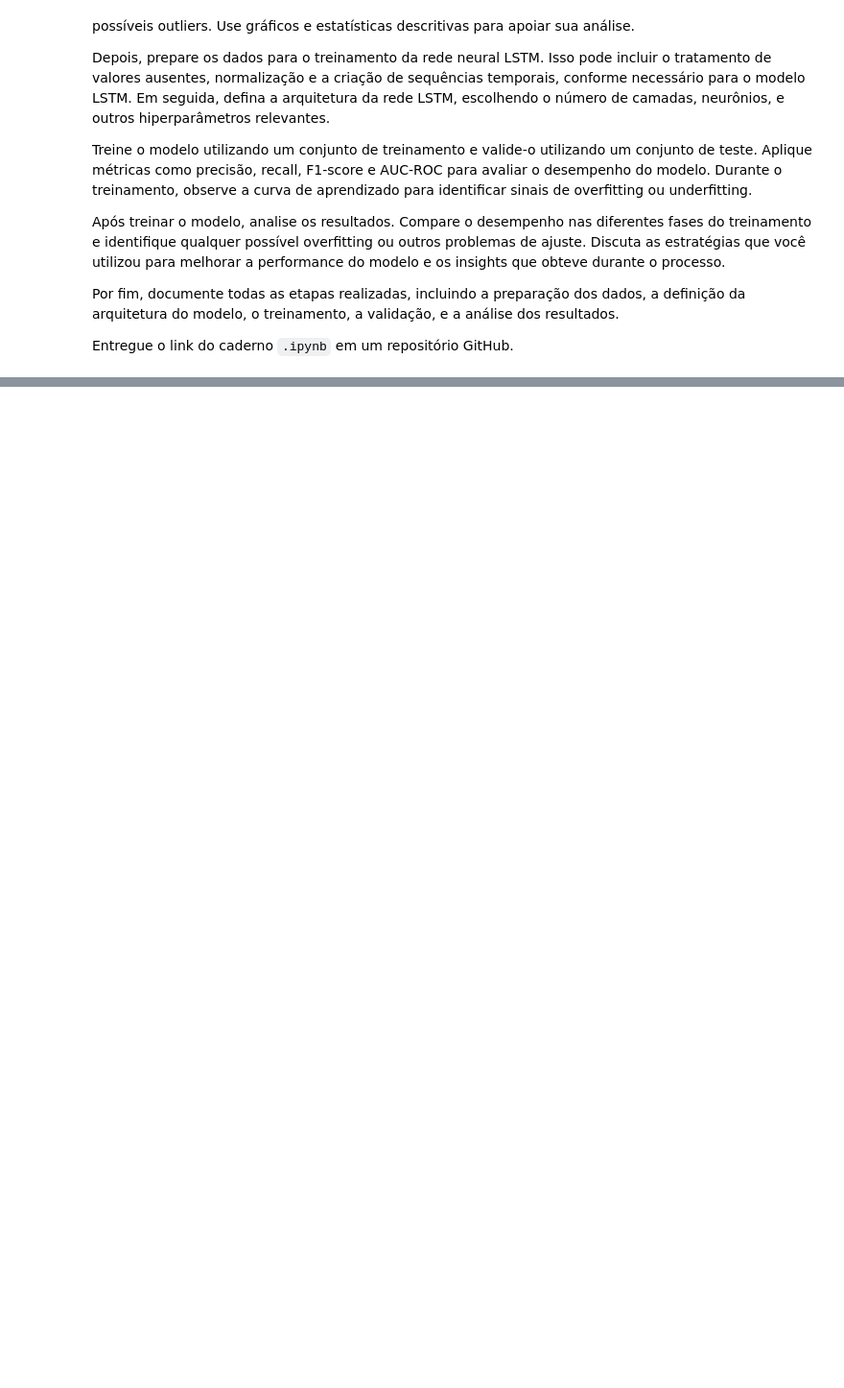
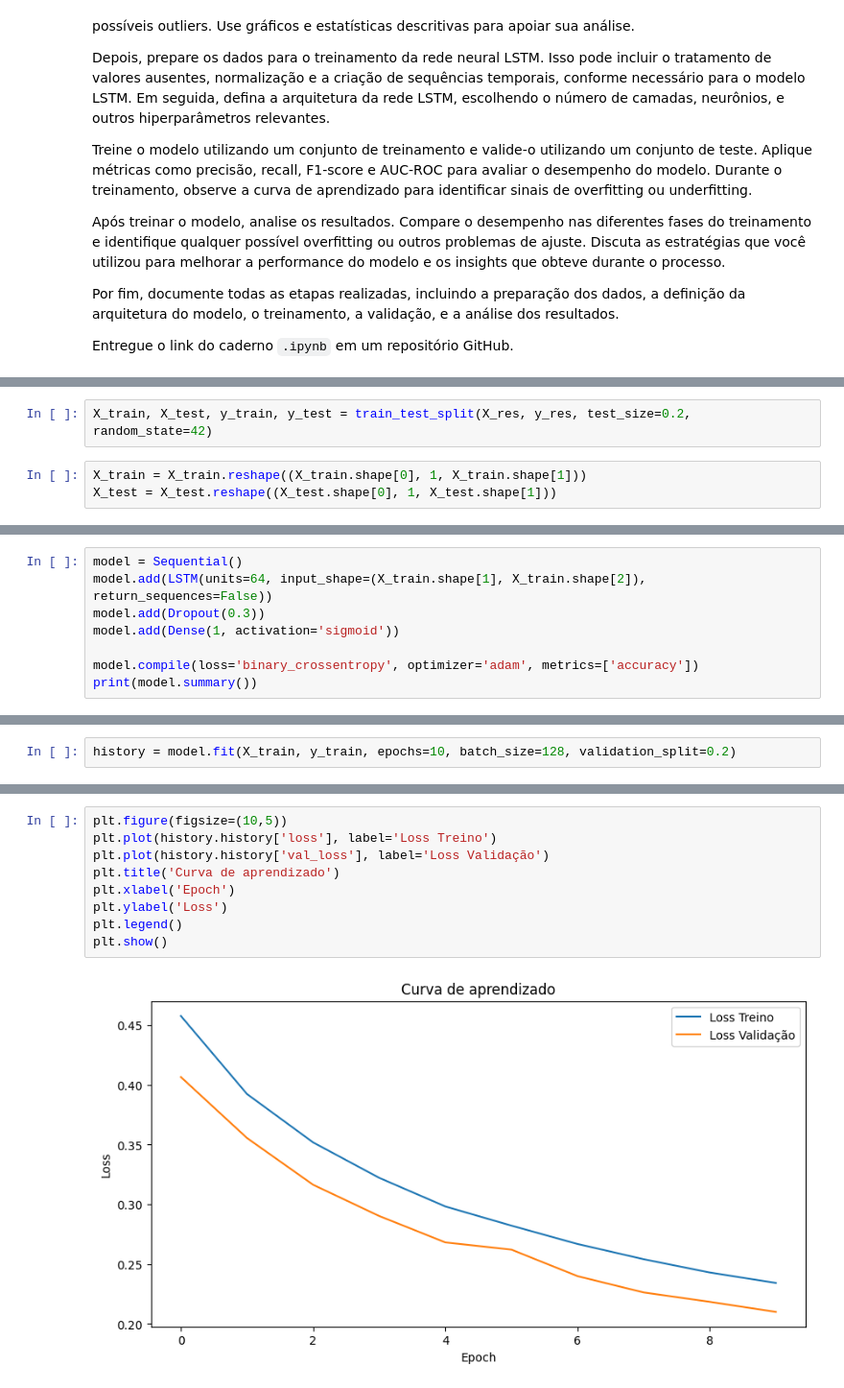
Before and after one commit to matheusmeendes/SI_Repo, a Jupyter notebook: ponderada_lstm/ponderada_lstm.ipynb, the cells around one changed output, grey strips where cells are left out. Shown at 96% size. Drawn from its saved outputs; the diff is of its cells as text; blank space fills up the shorter version.

```diff
--- a/ponderada_lstm/ponderada_lstm.ipynb
+++ b/ponderada_lstm/ponderada_lstm.ipynb
@@ -20,0 +156,5 @@ Entregue o link do caderno `.ipynb` em um repositório GitHub.
+# %%
+X_train, X_test, y_train, y_test = train_test_split(X_res, y_res, test_size=0.2, random_state=42)
+# %%
+X_train = X_train.reshape((X_train.shape[0], 1, X_train.shape[1]))
+X_test = X_test.reshape((X_test.shape[0], 1, X_test.shape[1]))
@@ -20,0 +163,8 @@ Entregue o link do caderno `.ipynb` em um repositório GitHub.
+# %%
+model = Sequential()
+model.add(LSTM(units=64, input_shape=(X_train.shape[1], X_train.shape[2]), return_sequences=False))
+model.add(Dropout(0.3))
+model.add(Dense(1, activation='sigmoid'))
+
+model.compile(loss='binary_crossentropy', optimizer='adam', metrics=['accuracy'])
+print(model.summary())
@@ -20,0 +186,2 @@ Entregue o link do caderno `.ipynb` em um repositório GitHub.
+# %%
+history = model.fit(X_train, y_train, epochs=10, batch_size=128, validation_split=0.2)
@@ -20,0 +229,11 @@ Entregue o link do caderno `.ipynb` em um repositório GitHub.
+# %%
+plt.figure(figsize=(10,5))
+plt.plot(history.history['loss'], label='Loss Treino')
+plt.plot(history.history['val_loss'], label='Loss Validação')
+plt.title('Curva de aprendizado')
+plt.xlabel('Epoch')
+plt.ylabel('Loss')
+plt.legend()
+plt.show()
+# %% [output]
+[figure, added]
```
Also changed, not shown: parts of 29 cells of this notebook.
